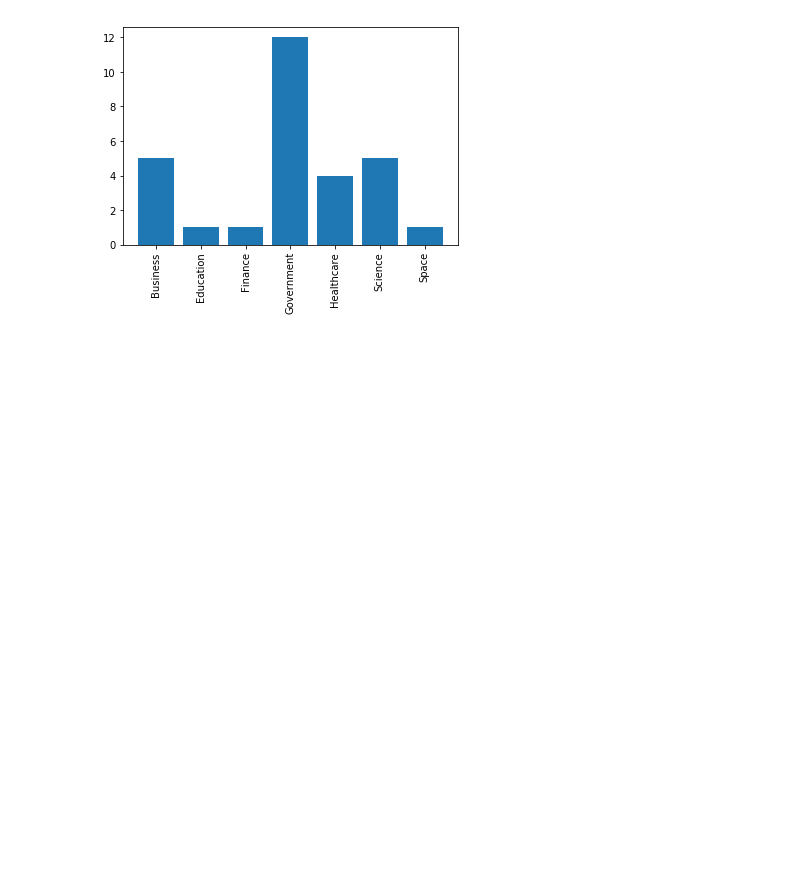
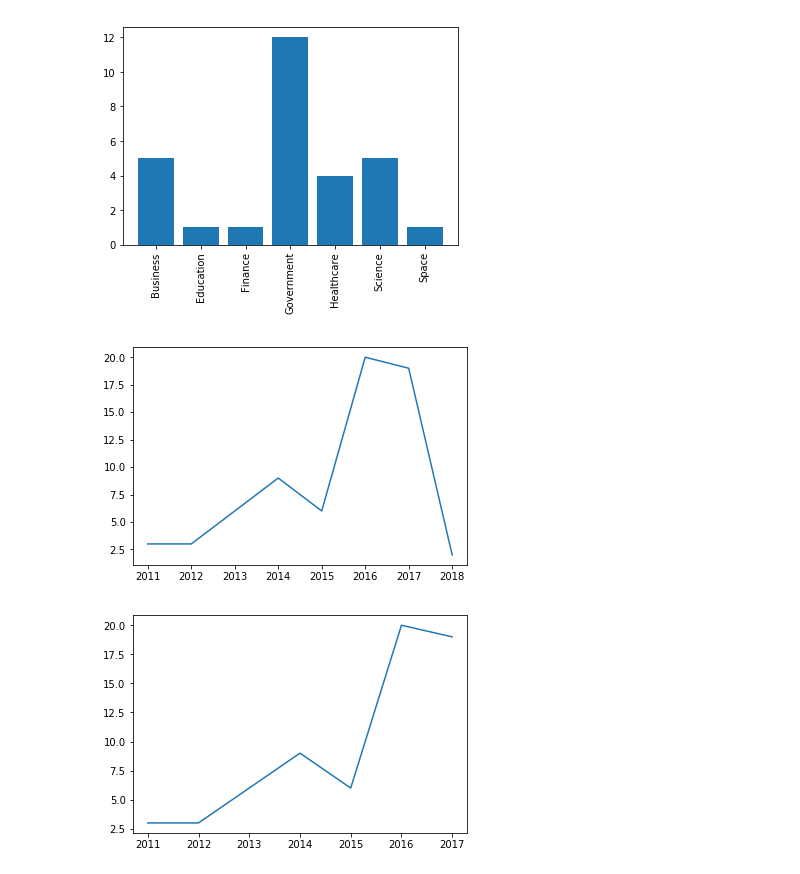
Before and after one commit to eddyvdaker/Systematic-Mapping-Review-Dataecosystems, a Jupyter notebook: visualisation.ipynb, the cells around one changed output. Saved outputs shown, nothing was run; the diff lists cells and outputs as text; code cells hidden in the pictures; blank space fills up the shorter version.

Commit message:
added years analysis

```diff
--- a/visualisation.ipynb
+++ b/visualisation.ipynb
@@ -70,3 +76,32 @@ uncategorized: 39
 [figure]
 [figure]
 [figure]
+# %%
+# Visualization of the number of articles published per year
+publish_years = {}
+for result in results:
+    year = result['publish_date'][0:4]
+    if year in publish_years.keys():
+        publish_years[year] += 1
+    else:
+        publish_years.update({year: 1})
+
+key_list = sorted(list(publish_years.keys()))
+value_list = [publish_years[x] for x in key_list]
+
+# It shows a drop in 2018 because the year has just started, this gives
+# a wrong idea of the number of studies about the subject
+plt.plot(key_list, value_list)
+plt.show()
+
+print()
+
+# Plot with 2018 removed from the results
+key_list = key_list[:-1]
+value_list = value_list[:-1]
+
+plt.plot(key_list, value_list)
+plt.show()
+# %% [output]
+[figure, added]
+[figure, added]
```
Also changed, not shown: parts of 2 cells of this notebook.
